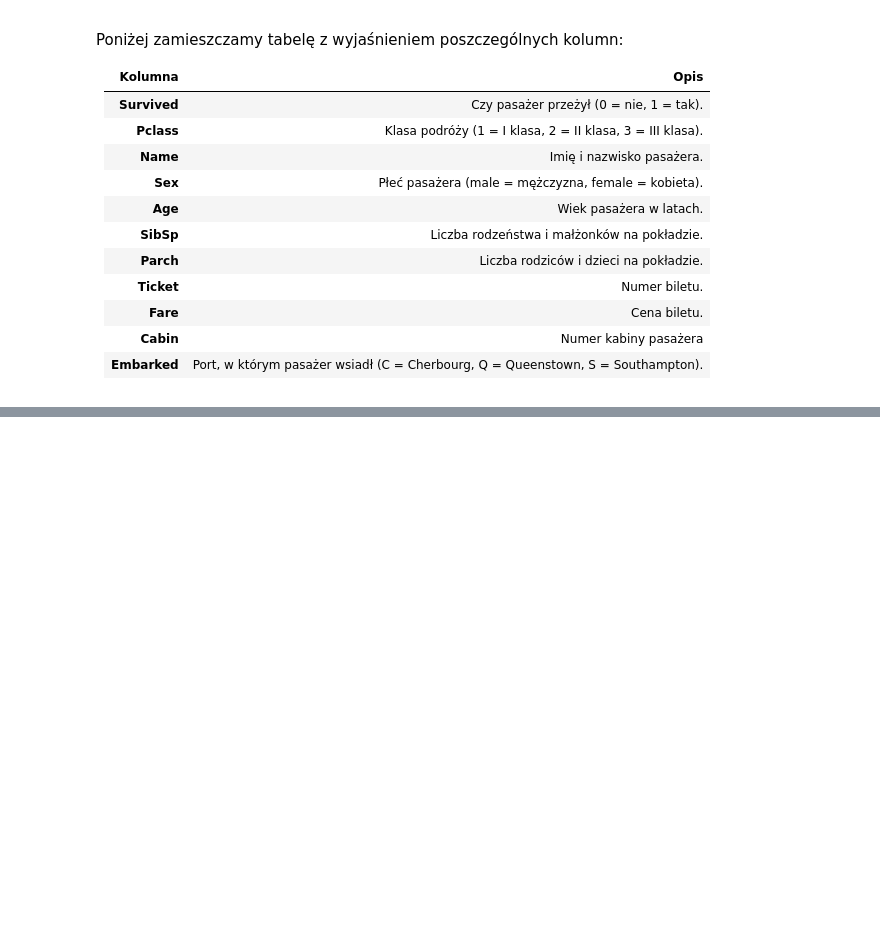
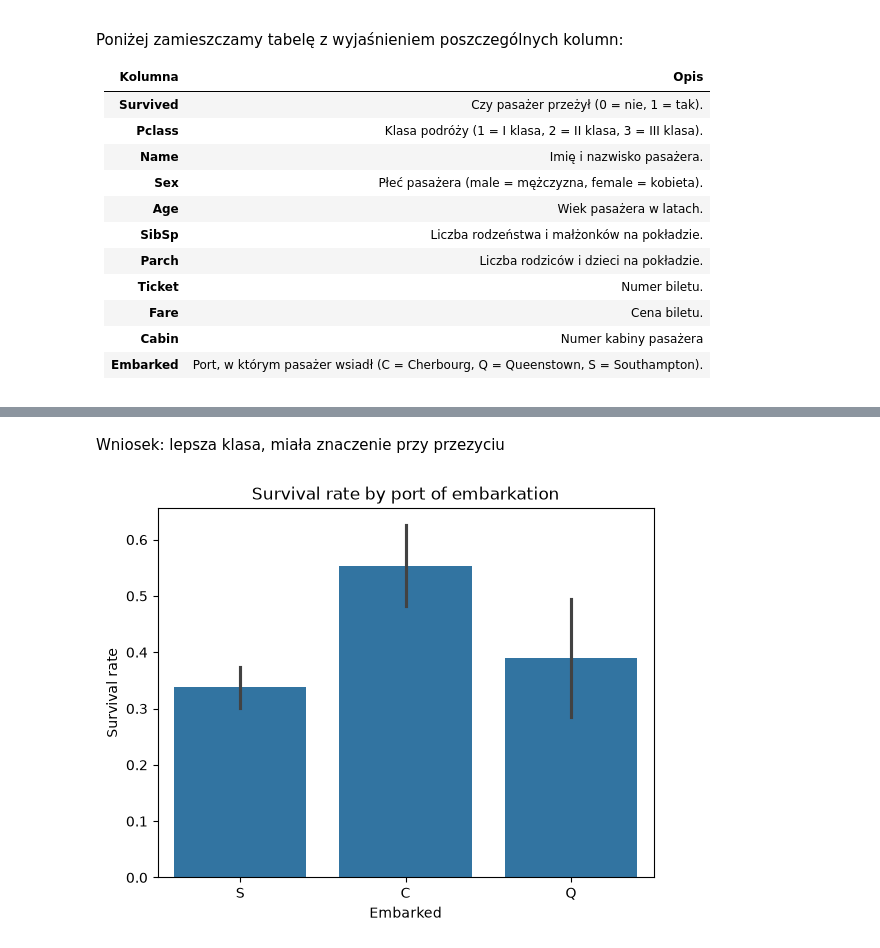
Before and after one commit to Solvro/ml-wakacyjne-wyzwanie-2026, a Jupyter notebook: 01_przetwarzanie_wizualizacja_danych/EDA_zadanie.ipynb, the cells around one changed output, grey strips where cells are left out. Cells and saved outputs as stored; diff of their text form; code cells hidden in the pictures; blank space fills up the shorter version.

```diff
--- a/01_przetwarzanie_wizualizacja_danych/EDA_zadanie.ipynb
+++ b/01_przetwarzanie_wizualizacja_danych/EDA_zadanie.ipynb
@@ -81,0 +689,9 @@ array([nan, 'C', 'E', 'G', 'D', 'A', 'B', 'F', 'T'], dtype=object)
+# %% [markdown]
+Wniosek: lepsza klasa, miała znaczenie przy przezyciu
+# %%
+sns.barplot(data=titanic_clean, x='Embarked', y='Survived')
+plt.title('Survival rate by port of embarkation')
+plt.ylabel('Survival rate')
+plt.show()
+# %% [output]
+[figure, added]
```
Also changed, not shown: parts of 112 cells of this notebook.
